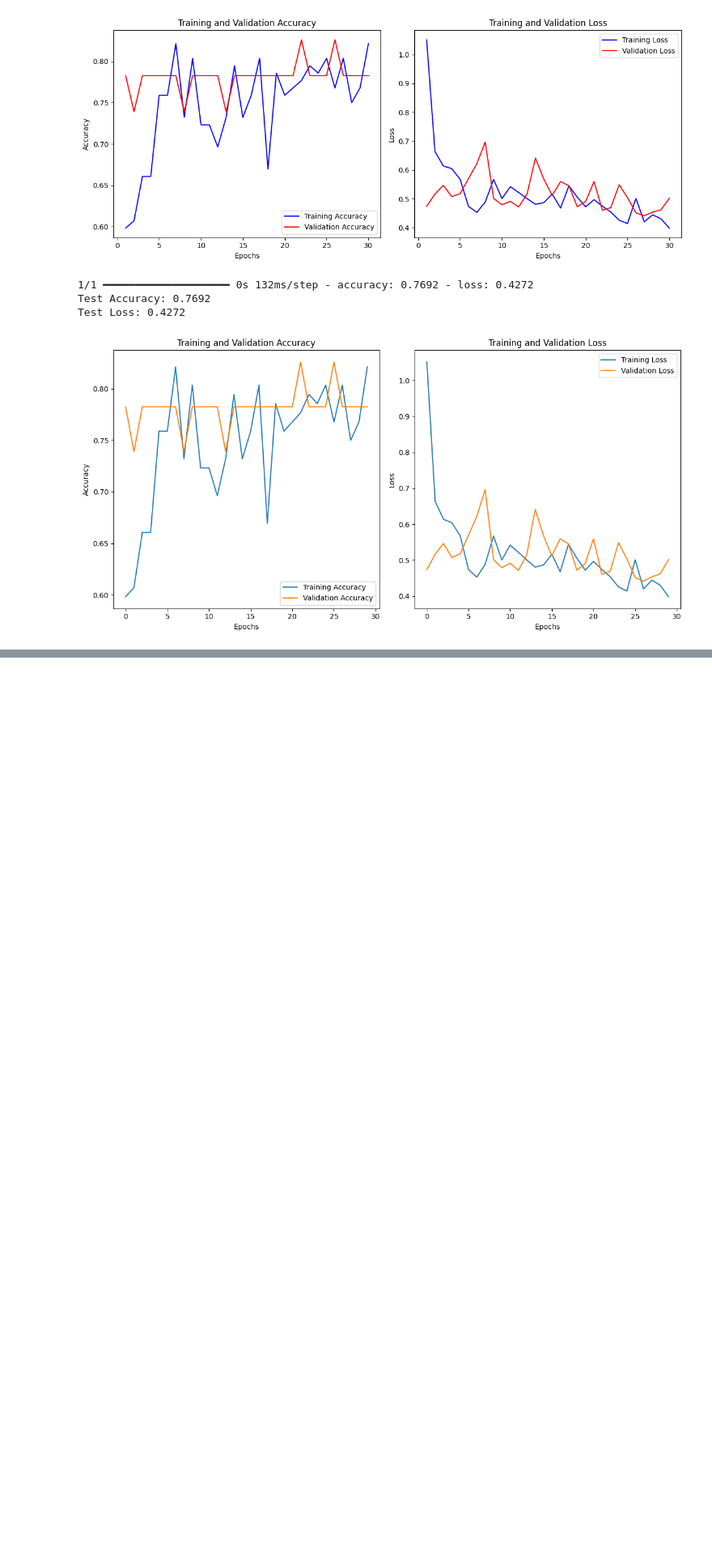
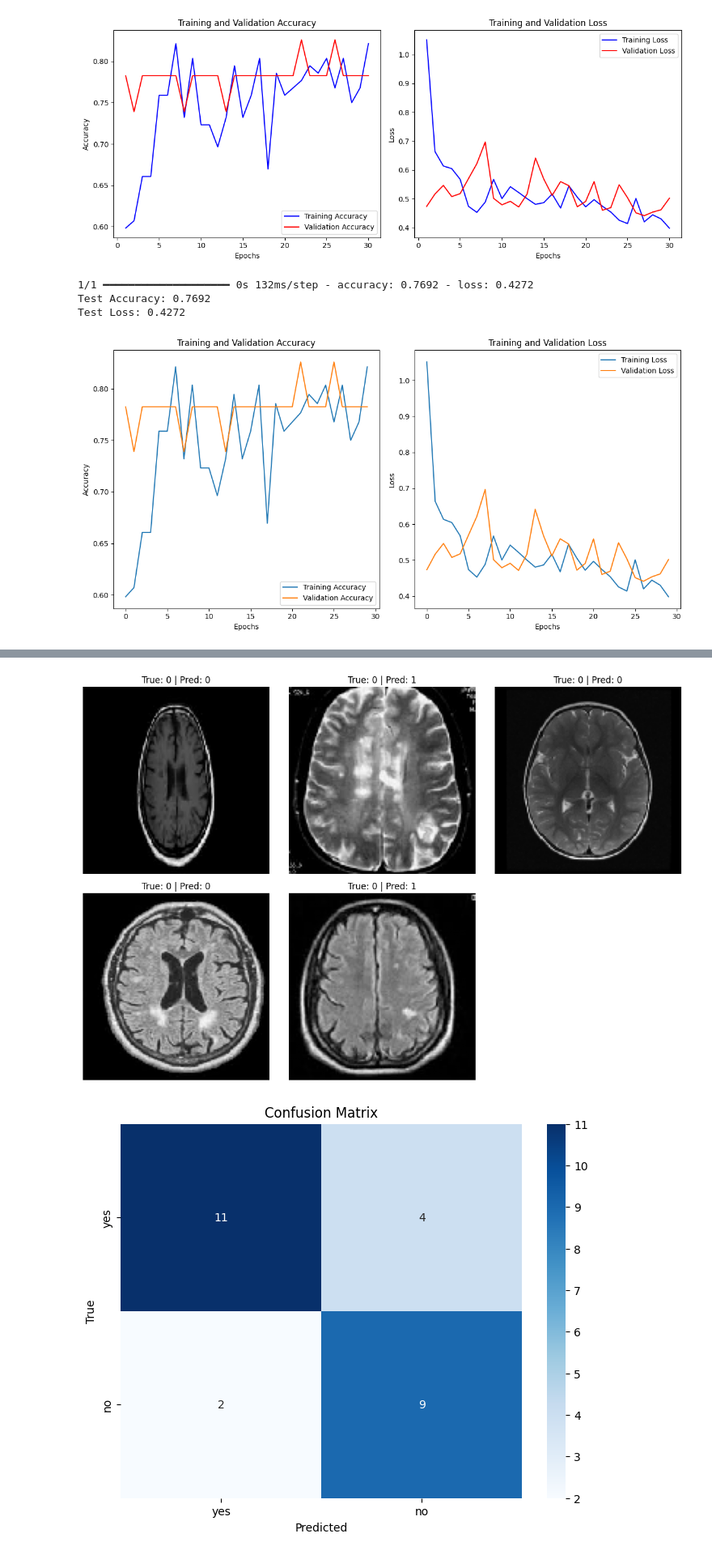
Before and after one commit to ABanc04/BME3053C-Spring-2025, a Jupyter notebook: final_project/my_noterbook.ipynb, the cells around one changed output, grey strips where cells are left out. Shown at 81% size. Saved outputs shown, nothing was run; the diff lists cells and outputs as text; code cells hidden in the pictures; blank space fills up the shorter version.

Commit message:
finished w test eval

```diff
--- a/final_project/my_noterbook.ipynb
+++ b/final_project/my_noterbook.ipynb
@@ -534,0 +576,35 @@ plt.show()
+# %%
+import numpy as np
+import matplotlib.pyplot as plt
+from sklearn.metrics import confusion_matrix
+import seaborn as sns
+
+# Get predictions for the test set
+test_images, test_labels = next(test_generator)  # Get a batch of test data
+predictions = model.predict(test_images)
+
+# Convert predictions to binary labels (0 or 1)
+predicted_labels = (predictions > 0.5).astype(int).flatten()
+
+# Plot a few sample predictions vs true labels
+num_samples = 5  # Set how many samples you want to visualize
+plt.figure(figsize=(12, 12))
+
+for i in range(num_samples):
+    plt.subplot(3, 3, i + 1)
+    plt.imshow(test_images[i].squeeze(), cmap='gray')  # Show the image
+    plt.title(f"True: {int(test_labels[i])} | Pred: {predicted_labels[i]}")  # Display true and predicted labels
+    plt.axis('off')
+
+plt.tight_layout()
+plt.show()
+
+# Calculate and display confusion matrix
+cm = confusion_matrix(test_labels, predicted_labels)
+plt.figure(figsize=(8, 6))
+sns.heatmap(cm, annot=True, fmt='d', cmap='Blues', xticklabels=classes, yticklabels=classes)
+plt.title("Confusion Matrix")
+plt.xlabel("Predicted")
+plt.ylabel("True")
+plt.show()
+# %% [output]
@@ -534,0 +612,2 @@ plt.show()
+[figure, added]
+[figure, added]
```
Also changed, not shown: parts of 2 cells of this notebook.
